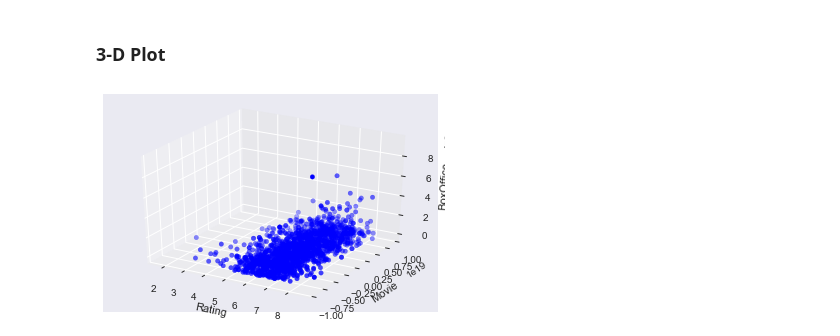
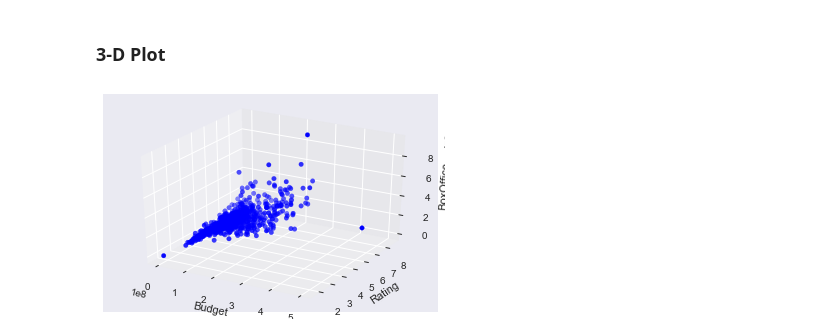
Before and after one commit to cicisongze/Movie_analysis_project, a Jupyter notebook: Data_Visualization.ipynb, the cells around one changed output. Drawn from its saved outputs; the diff is of its cells as text; code cells hidden in the pictures.

Commit message:
Update the 3d plot graph
Instead of using movie names as the y-variable, we decide to research the impact of budget on Rating and BoxOffice

```diff
--- a/Data_Visualization.ipynb
+++ b/Data_Visualization.ipynb
@@ -421,20 +404,20 @@ sns.heatmap(corr_mat,vmax=1,cbar=True,square=True,annot=True,fmt='.2f', annot_kw
 # %%
 from mpl_toolkits.mplot3d import Axes3D
 import matplotlib.pyplot as plt
+
 df = pd.read_csv(csv)
 fig = plt.figure()
 ax = fig.add_subplot(1,1,1,projection='3d')
-# y= df['Movie']
-y =[hash(l) for l in df['Movie']]
+x= X_train['Budget']
 z= X_train['BoxOffice']
-x= dfruntime['Rating']
+y= dfruntime['Rating']
 
-# ax.scatter(x,range(len(y)),z,s=20, c='b', marker='o')
 ax.scatter(x,y,z,s=20, c='b', marker='o')
-ax.set_xlabel('Rating')
-ax.set_ylabel('Movie')
+
+ax.set_xlabel('Budget')
+ax.set_ylabel('Rating')
 ax.set_zlabel('BoxOffice')
 
 plt.show()
 # %% [output]
-[figure, old version]
+[figure, new version]
```
Also changed, not shown: parts of 5 cells of this notebook.
